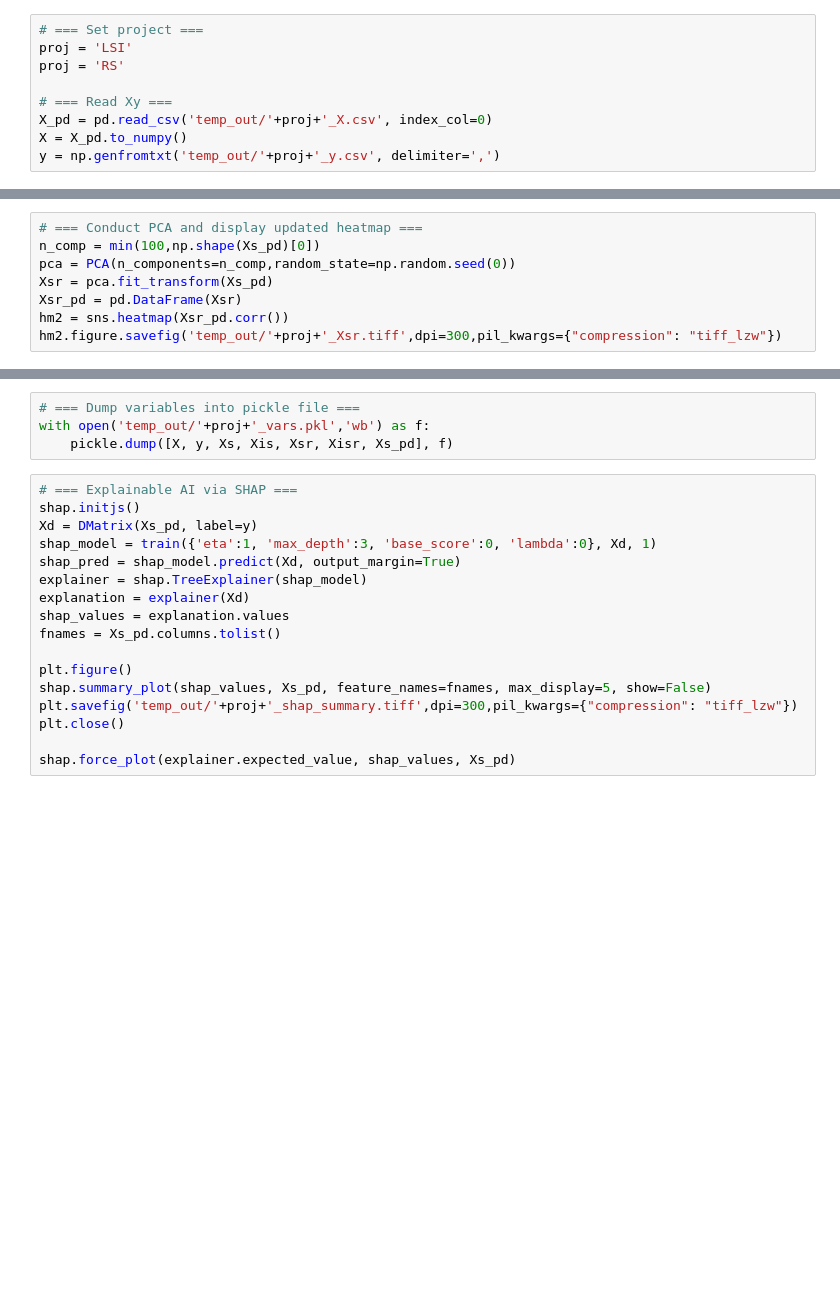
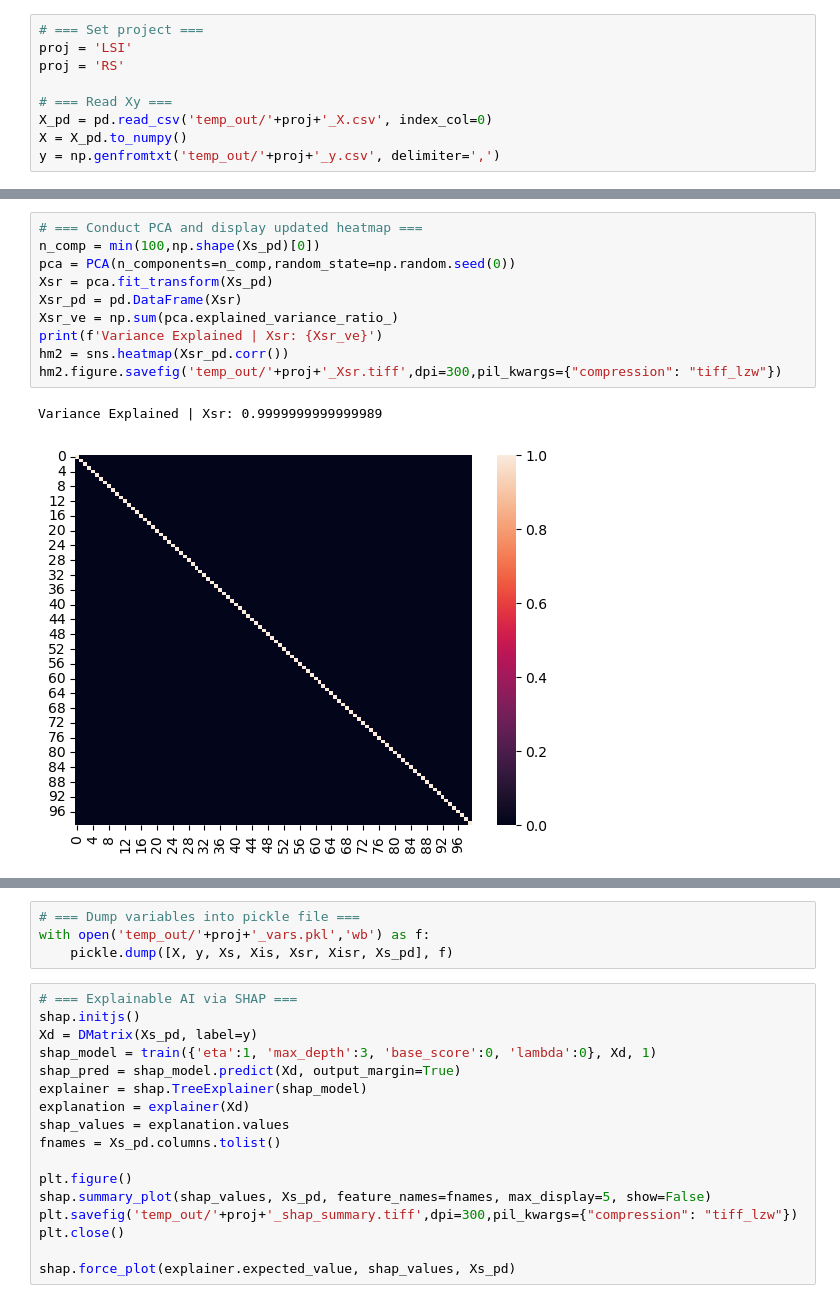
Before and after one commit to Jamesliu93/QSAR_BinCls_2024, a Jupyter notebook: 2_datproc.ipynb, the cells around one changed output, grey strips where cells are left out. Drawn from its saved outputs; the diff is of its cells as text; blank space fills up the shorter version.

```diff
--- a/2_datproc.ipynb
+++ b/2_datproc.ipynb
@@ -58,11 +84,16 @@ hm1.figure.savefig('temp_out/'+proj+'_Xis.tiff',dpi=300,pil_kwargs={"compression
 # %%
 # === Conduct PCA and display updated heatmap ===
 n_comp = min(100,np.shape(Xs_pd)[0])
 pca = PCA(n_components=n_comp,random_state=np.random.seed(0))
 Xsr = pca.fit_transform(Xs_pd)
 Xsr_pd = pd.DataFrame(Xsr)
+Xsr_ve = np.sum(pca.explained_variance_ratio_)
+print(f'Variance Explained | Xsr: {Xsr_ve}')
 hm2 = sns.heatmap(Xsr_pd.corr())
 hm2.figure.savefig('temp_out/'+proj+'_Xsr.tiff',dpi=300,pil_kwargs={"compression": "tiff_lzw"})
+# %% [output]
+Variance Explained | Xsr: 0.9999999999999989
+[figure, added]
 # %%
 # === PCA for imputed features ===
 Xisr = pca.fit_transform(Xis_pd)
```
Also changed, not shown: parts of 5 cells of this notebook, 11 other files.
